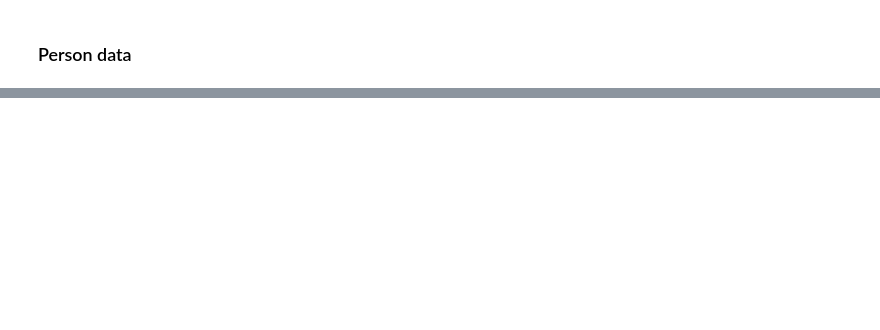
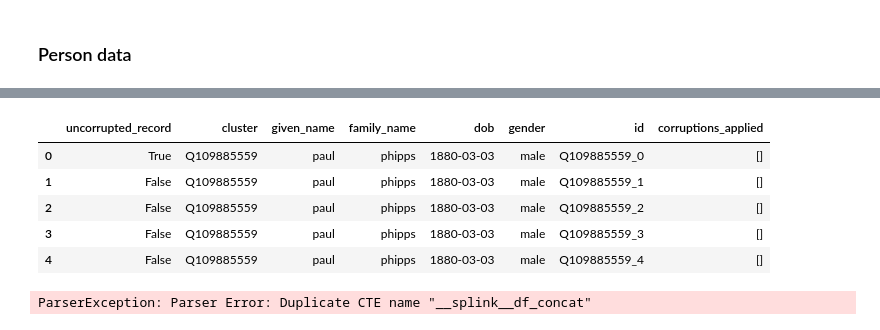
Before and after one commit to tony-stone/splink_synthetic_data, a Jupyter notebook: master_records.ipynb, the cells around one changed output, grey strips where cells are left out. Cells and saved outputs as stored; diff of their text form; code cells hidden in the pictures; blank space fills up the shorter version.

```diff
--- a/master_records.ipynb
+++ b/master_records.ipynb
@@ -206,0 +138,38 @@ spark.read.parquet("corrupted_data/uk_citizens_groupsize_20/").count()
+# %%
+Path(DEDUPE_OUTPUTS_FILES_BASE).mkdir(parents=True, exist_ok=True)
+
+synthetic_data_filename = "max_corruptions-50_prob_mult-0.5_set-1.parquet"
+
+synthetic_data_path = os.path.join(
+        FINAL_CORRUPTED_OUTPUT_FILES_BASE,
+        synthetic_data_filename
+    )
+
+match = re.search("^max_corruptions-(\d+)_prob_mult-(\d+\.?\d*)_set-(\d+)\.parquet$", synthetic_data_filename)
+
+distinct_entities = 20332
+max_dupes = int(match.group(1))
+corruption_probability_multiplier = float(match.group(2))
+set_id = int(match.group(3))
+
+out_path = os.path.join(
+    DEDUPE_OUTPUTS_FILES_BASE,
+    f"""max_corruptions-{max_dupes}_prob_mult-{corruption_probability_multiplier}_set-{set_id}.parquet"""
+)
+
+if os.path.exists(out_path):
+    exit
+
+df_records = pd.read_parquet(synthetic_data_path)
+df_clean = prepare_df(df_records)
+
+linker = DuckDBLinker(df_clean, connection=":temporary:")
+# %%
+df_records.head(5)
+# %% [output]
+|  | uncorrupted_record | cluster | given_name | family_name | dob | gender | id | corruptions_applied |
+| 0 | True | Q109885559 | paul | phipps | 1880-03-03 | male | Q109885559_0 | [] |
+| 1 | False | Q109885559 | paul | phipps | 1880-03-03 | male | Q109885559_1 | [] |
+| 2 | False | Q109885559 | paul | phipps | 1880-03-03 | male | Q109885559_2 | [] |
+| 3 | False | Q109885559 | paul | phipps | 1880-03-03 | male | Q109885559_3 | [] |
+| 4 | False | Q109885559 | paul | phipps | 1880-03-03 | male | Q109885559_4 | [] |
@@ -206,0 +206,4 @@ spark.read.parquet("corrupted_data/uk_citizens_groupsize_20/").count()
+# %%
+linker.count_num_comparisons_from_blocking_rule("substr(l.given_name, 1, 2) = substr(r.given_name, 1, 2) and substr(l.family_name, 1, 2) = substr(r.family_name, 1, 2)")
+# %% [output]
+ParserException: Parser Error: Duplicate CTE name "__splink__df_concat"
```
Also changed, not shown: parts of 32 cells of this notebook, 3 other files.
